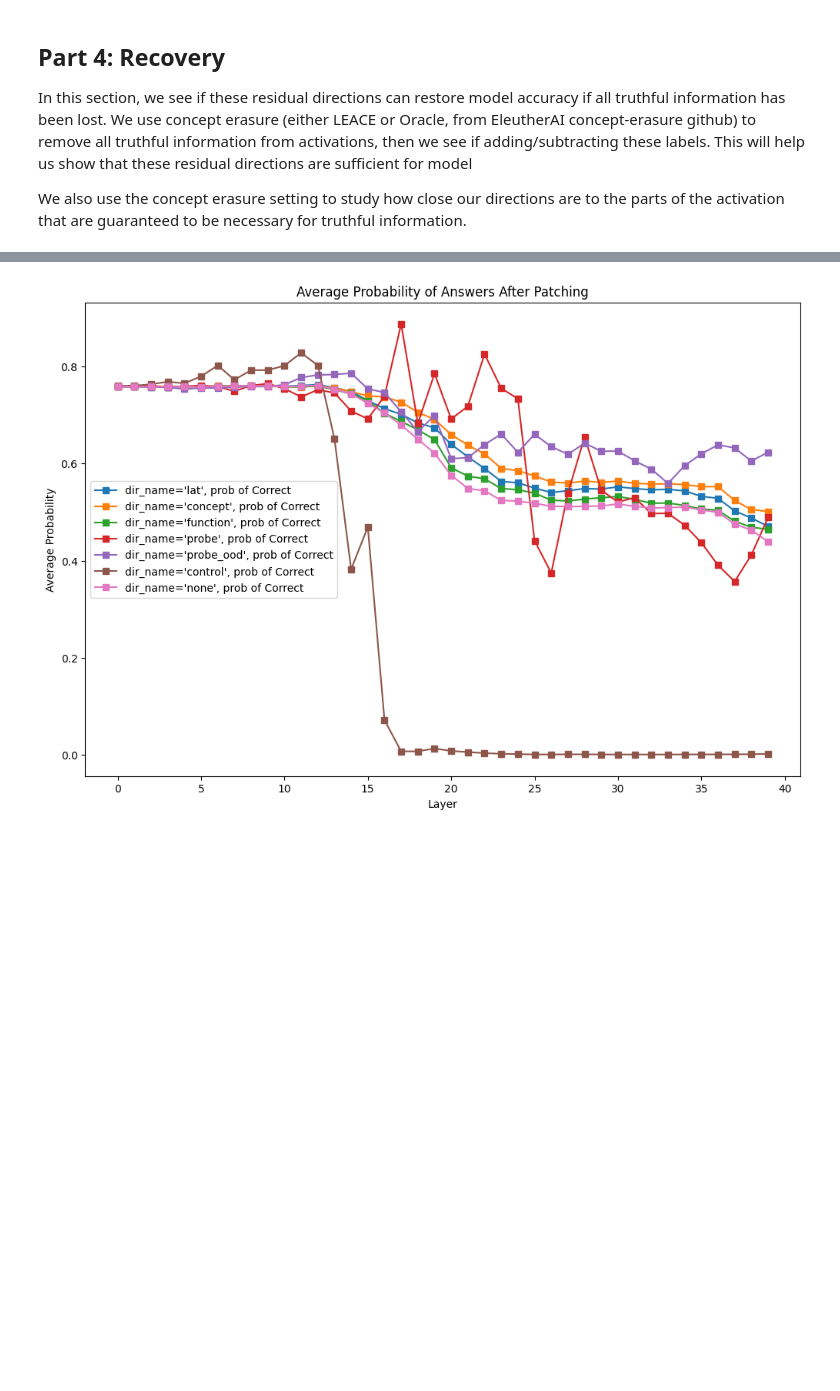
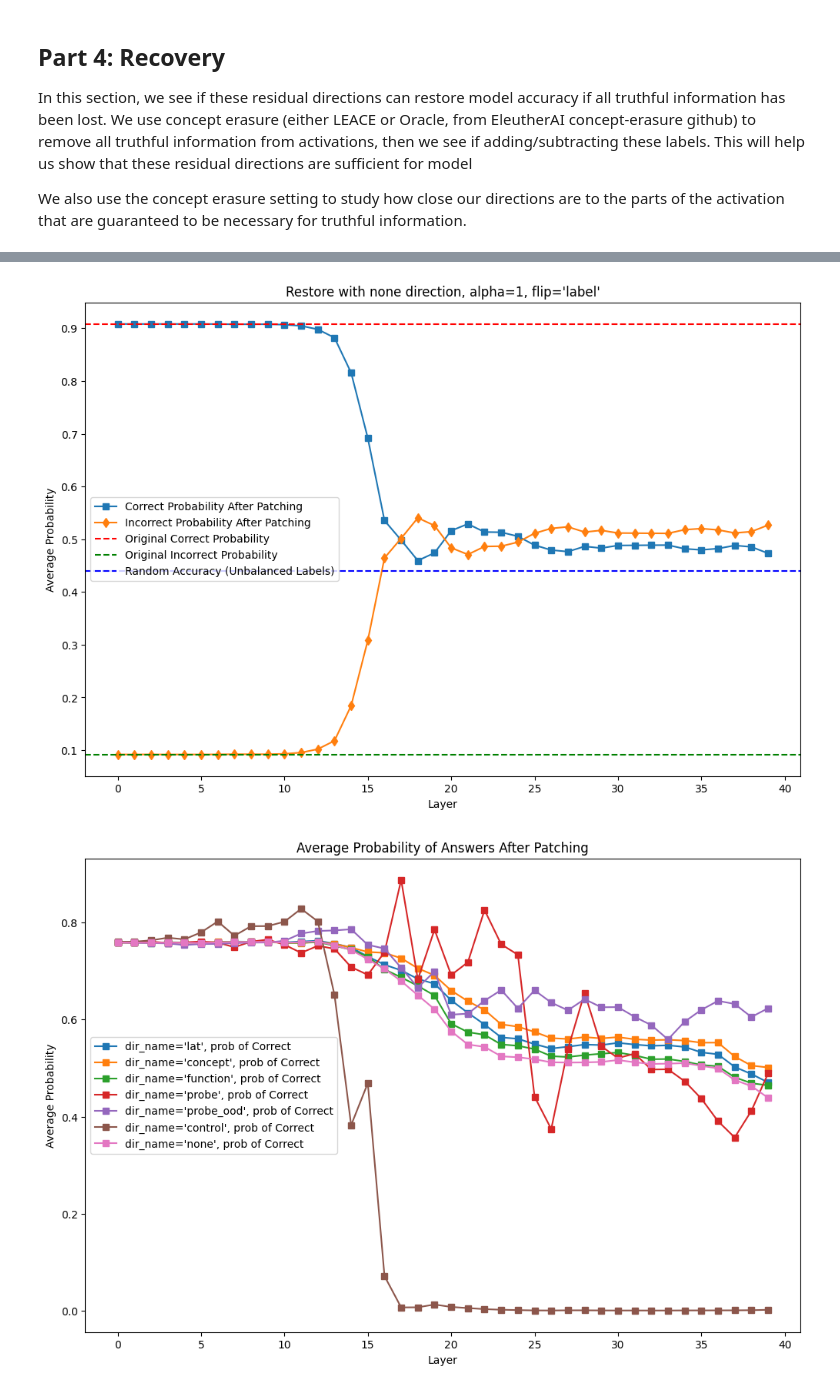
Before and after one commit to magikarp01/rep_control, a Jupyter notebook: rep_testing.ipynb, the cells around one changed output, grey strips where cells are left out. Cells and saved outputs as stored; diff of their text form; code cells hidden in the pictures; blank space fills up the shorter version.

```diff
--- a/rep_testing.ipynb
+++ b/rep_testing.ipynb
@@ -1098,3 +1149,10 @@ for dir_name in restored_caches.keys():
+# %%
+restored_performances = {}
+for dir_name in ["none"]:
+    _, patch_probs = test_intervention(restored_caches[dir_name], test_data_rows[:50], plot=True, plot_title=f"Restore with {dir_name} direction, {alpha=}, {flip=}", scale_relative=True)
+    restored_performances[dir_name] = patch_probs
+# %% [output]
+[figure, added]
 # %%
 plot_performances(restored_performances, ["Correct"])
 # %% [output]
```
Also changed, not shown: parts of 21 cells of this notebook, 2 other files.
